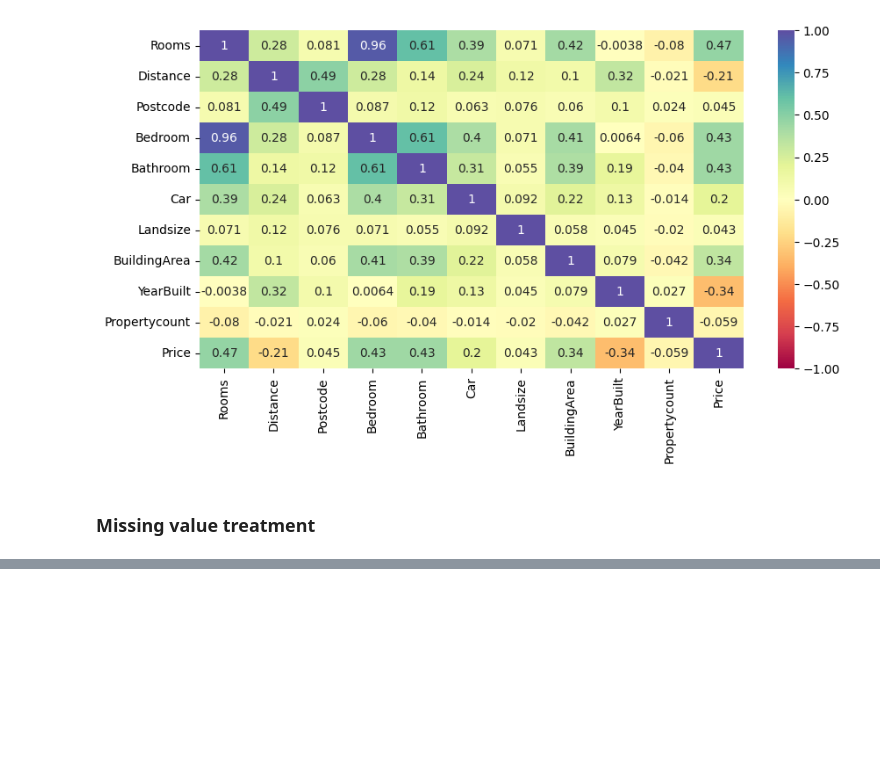
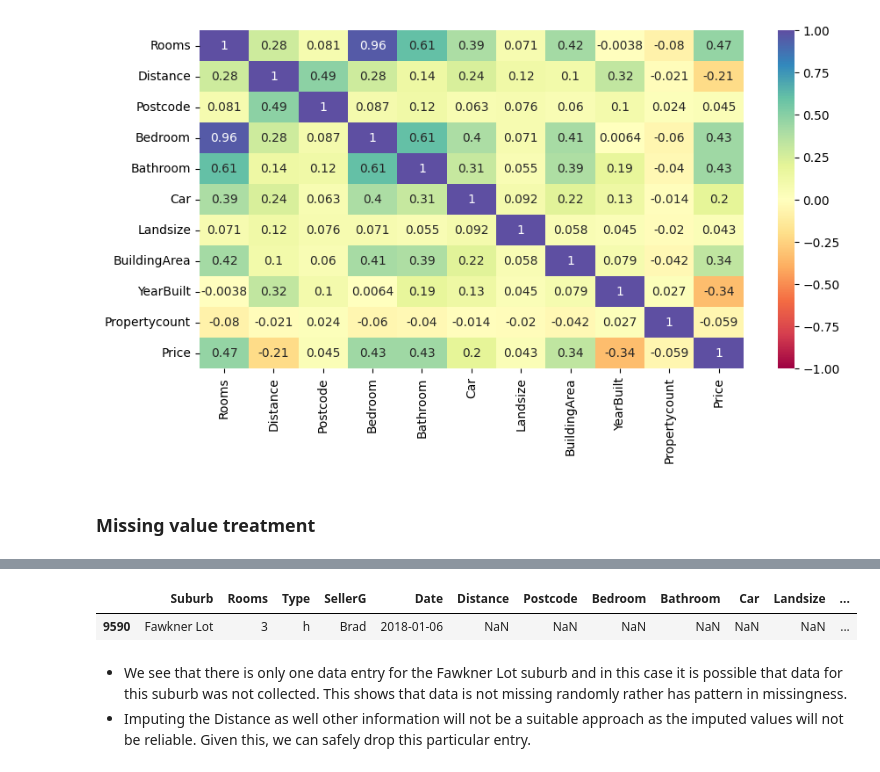
Before and after one commit to Nnaemeka-ch/Melbourne_Housing_Analysis, a Jupyter notebook: Melbourne_housing.ipynb, the cells around one changed output, grey strips where cells are left out. Saved outputs shown, nothing was run; the diff lists cells and outputs as text; code cells hidden in the pictures; blank space fills up the shorter version.

```diff
--- a/Melbourne_housing.ipynb
+++ b/Melbourne_housing.ipynb
@@ -442,0 +474,8 @@ plt.show()
+# %%
+df.loc[df['Suburb'] == 'Fawkner Lot']
+# %% [output]
+|  | Suburb | Rooms | Type | SellerG | Date | Distance | Postcode | Bedroom | Bathroom | Car | Landsize | ... |
+| 9590 | Fawkner Lot | 3 | h | Brad | 2018-01-06 | NaN | NaN | NaN | NaN | NaN | NaN | ... |
+# %% [markdown]
+* We see that there is only one data entry for the Fawkner Lot suburb and in this case it is possible that data for this suburb was not collected. This shows that data is not missing randomly rather has pattern in missingness.
+* Imputing the Distance as well other information will not be a suitable approach as the imputed values will not be reliable. Given this, we can safely drop this particular entry.
```
Also changed, not shown: parts of 17 cells of this notebook.
